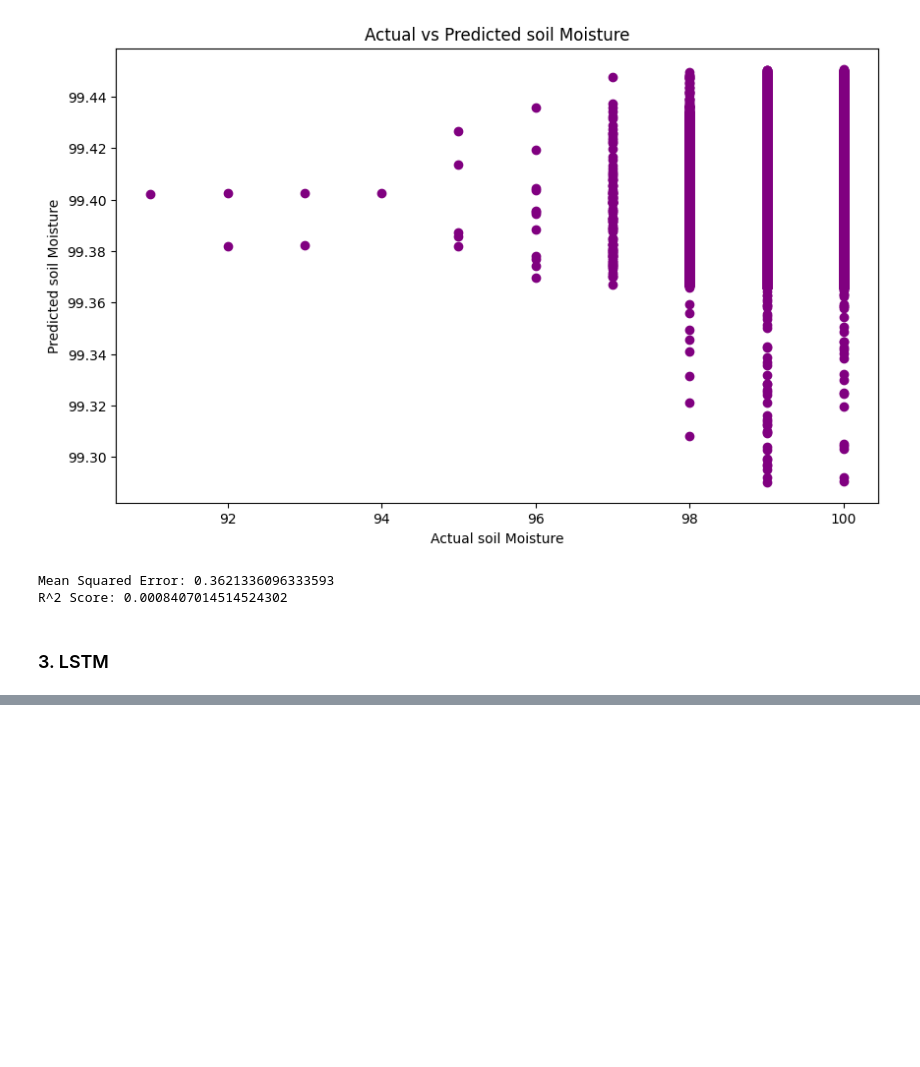
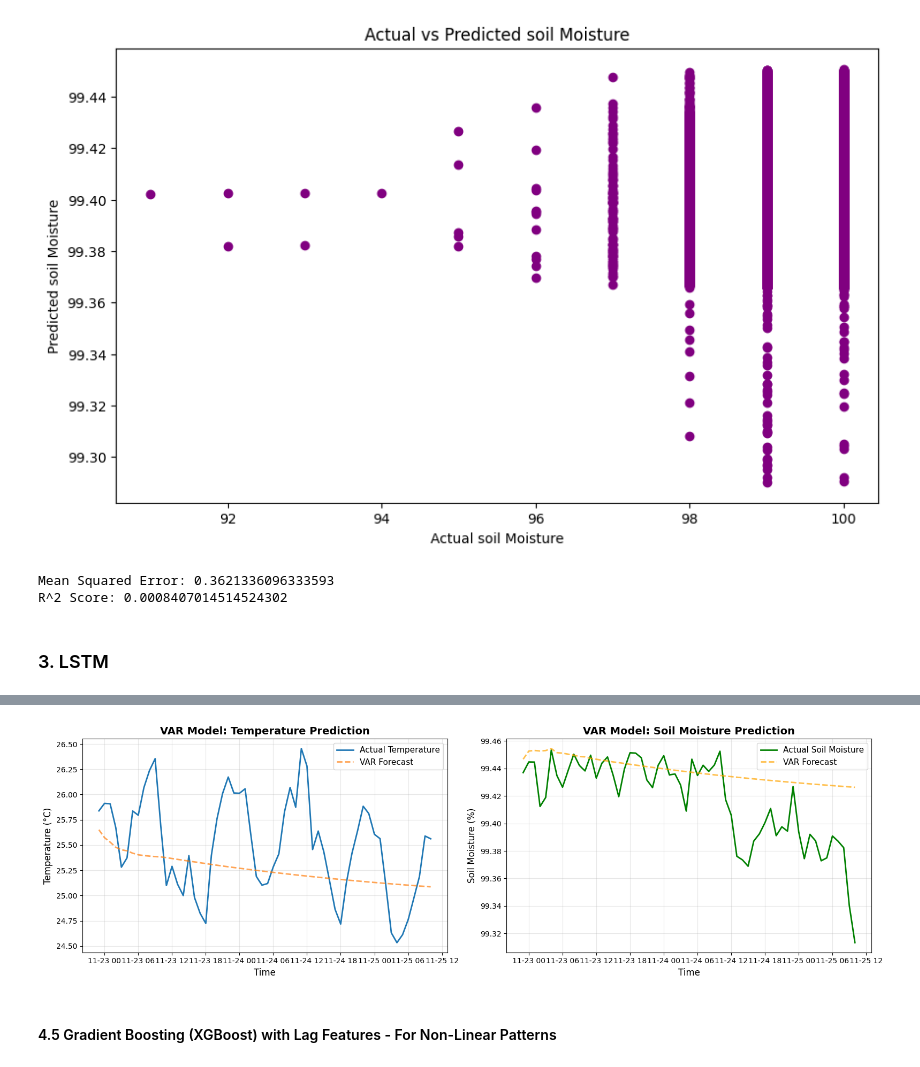
Before and after one commit to SaraAlameen82/IoT_Application_Project, a Jupyter notebook: main.ipynb, the cells around one changed output, grey strips where cells are left out. Drawn from its saved outputs; the diff is of its cells as text; code cells hidden in the pictures; blank space fills up the shorter version.

```diff
--- a/main.ipynb
+++ b/main.ipynb
@@ -571,0 +848,28 @@ LSTM Model - R^2 Score: -2.640829142073315
+# %%
+# Plotting the VAR Model Predictions
+fig, axes = plt.subplots(1, 2, figsize=(16, 5))
+
+# Temperature plot
+axes[0].plot(test_var.index, y_test_var_temp, label='Actual Temperature', linewidth=2)
+axes[0].plot(test_var.index, y_pred_var_temp, label='VAR Forecast', linewidth=2, alpha=0.7, linestyle='--')
+axes[0].set_title('VAR Model: Temperature Prediction', fontsize=14, fontweight='bold')
+axes[0].set_xlabel('Time', fontsize=12)
+axes[0].set_ylabel('Temperature (°C)', fontsize=12)
+axes[0].legend(fontsize=11)
+axes[0].grid(True, alpha=0.3)
+
+# Soil Moisture plot
+axes[1].plot(test_var.index, y_test_var_moisture, label='Actual Soil Moisture', linewidth=2, color='green')
+axes[1].plot(test_var.index, y_pred_var_moisture, label='VAR Forecast', linewidth=2, alpha=0.7, linestyle='--', color='orange')
+axes[1].set_title('VAR Model: Soil Moisture Prediction', fontsize=14, fontweight='bold')
+axes[1].set_xlabel('Time', fontsize=12)
+axes[1].set_ylabel('Soil Moisture (%)', fontsize=12)
+axes[1].legend(fontsize=11)
+axes[1].grid(True, alpha=0.3)
+
+plt.tight_layout()
+plt.show()
+# %% [output]
+[figure, added]
+# %% [markdown]
+#### 4.5 Gradient Boosting (XGBoost) with Lag Features - For Non-Linear Patterns
```
Also changed, not shown: parts of 23 cells of this notebook.
